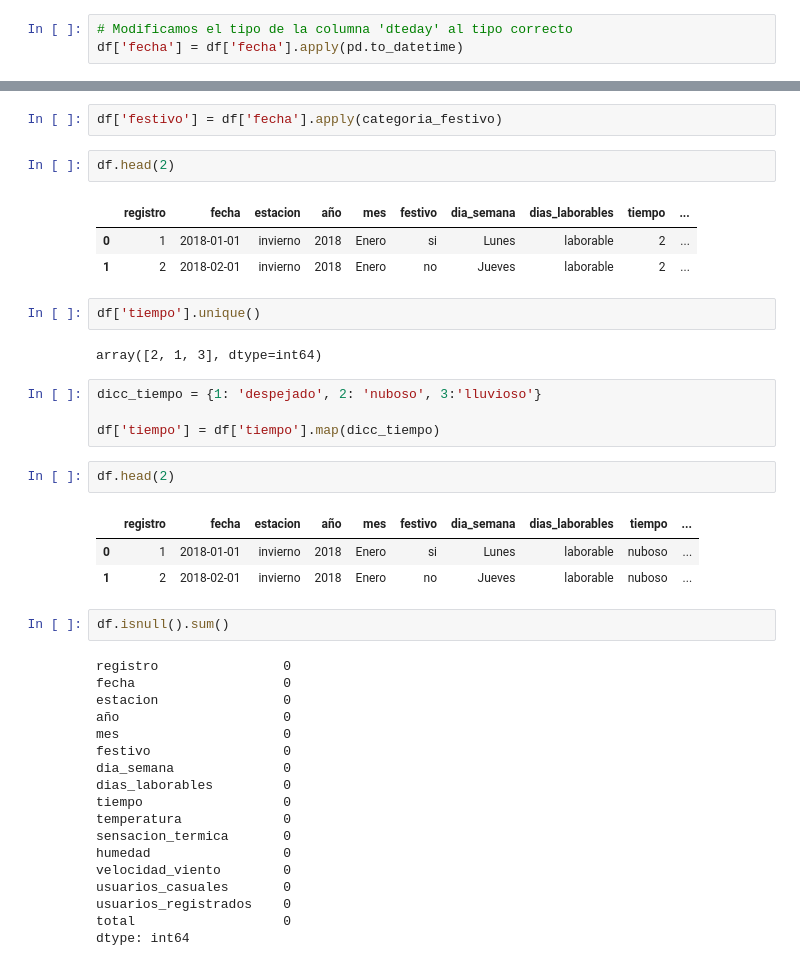
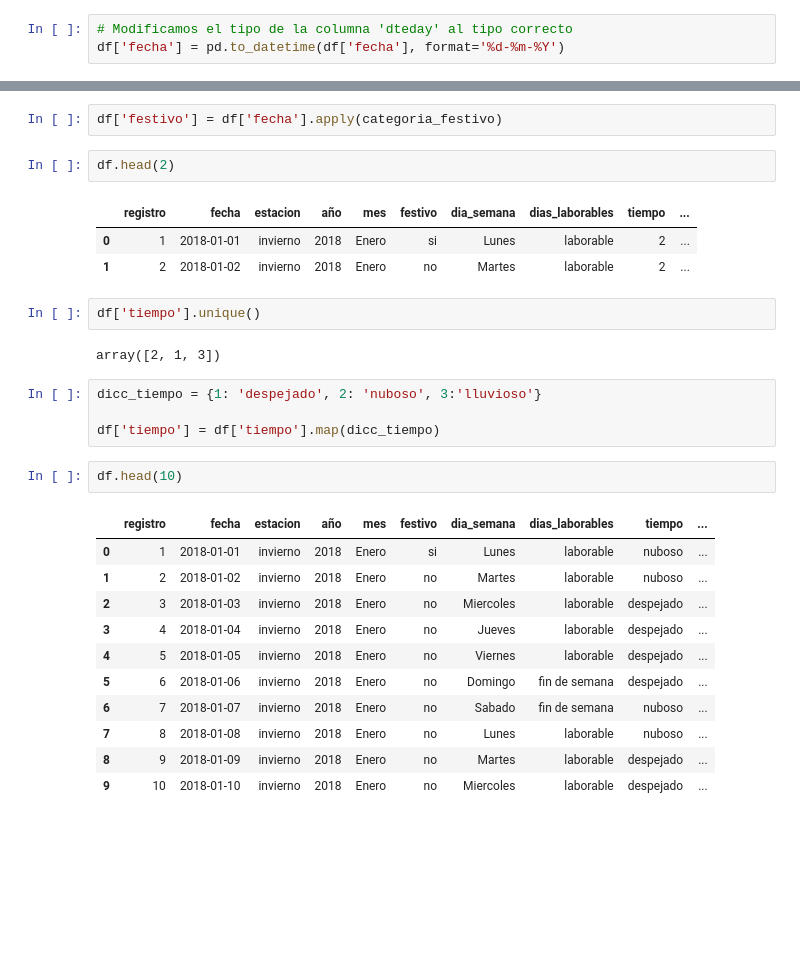
Before and after one commit to MonicaSL110/proyecto-alquiler-bicicletas, a Jupyter notebook: notebooks/exploracion.ipynb, the cells around one changed output, grey strips where cells are left out. Saved outputs shown, nothing was run; the diff lists cells and outputs as text; blank space fills up the shorter version.

```diff
--- a/notebooks/exploracion.ipynb
+++ b/notebooks/exploracion.ipynb
@@ -123,7 +123,7 @@ df.head(0)
 ### Modificamos el tipo de las columnas
 # %%
 # Modificamos el tipo de la columna 'dteday' al tipo correcto
-df['fecha'] = df['fecha'].apply(pd.to_datetime)
+df['fecha'] = pd.to_datetime(df['fecha'], format='%d-%m-%Y')
 # %%
 df.head()
 # %% [output]
@@ -234,38 +234,26 @@ df.head(2)
 # %% [output]
 |  | registro | fecha | estacion | año | mes | festivo | dia_semana | dias_laborables | tiempo | ... |
 | 0 | 1 | 2018-01-01 | invierno | 2018 | Enero | si | Lunes | laborable | 2 | ... |
-| 1 | 2 | 2018-02-01 | invierno | 2018 | Enero | no | Jueves | laborable | 2 | ... |
+| 1 | 2 | 2018-01-02 | invierno | 2018 | Enero | no | Martes | laborable | 2 | ... |
 # %%
 df['tiempo'].unique()
 # %% [output]
-array([2, 1, 3], dtype=int64)
+array([2, 1, 3])
 # %%
 dicc_tiempo = {1: 'despejado', 2: 'nuboso', 3:'lluvioso'}
 
 df['tiempo'] = df['tiempo'].map(dicc_tiempo)
 # %%
-df.head(2)
+df.head(10)
 # %% [output]
 |  | registro | fecha | estacion | año | mes | festivo | dia_semana | dias_laborables | tiempo | ... |
 | 0 | 1 | 2018-01-01 | invierno | 2018 | Enero | si | Lunes | laborable | nuboso | ... |
-| 1 | 2 | 2018-02-01 | invierno | 2018 | Enero | no | Jueves | laborable | nuboso | ... |
+| 1 | 2 | 2018-01-02 | invierno | 2018 | Enero | no | Martes | laborable | nuboso | ... |
+| 2 | 3 | 2018-01-03 | invierno | 2018 | Enero | no | Miercoles | laborable | despejado | ... |
+| 3 | 4 | 2018-01-04 | invierno | 2018 | Enero | no | Jueves | laborable | despejado | ... |
+| 4 | 5 | 2018-01-05 | invierno | 2018 | Enero | no | Viernes | laborable | despejado | ... |
+| 5 | 6 | 2018-01-06 | invierno | 2018 | Enero | no | Domingo | fin de semana | despejado | ... |
+| 6 | 7 | 2018-01-07 | invierno | 2018 | Enero | no | Sabado | fin de semana | nuboso | ... |
+| 7 | 8 | 2018-01-08 | invierno | 2018 | Enero | no | Lunes | laborable | nuboso | ... |
+| 8 | 9 | 2018-01-09 | invierno | 2018 | Enero | no | Martes | laborable | despejado | ... |
+| 9 | 10 | 2018-01-10 | invierno | 2018 | Enero | no | Miercoles | laborable | despejado | ... |
-# %%
-df.isnull().sum()
-# %% [output]
-registro                0
-fecha                   0
-estacion                0
-año                     0
-mes                     0
-festivo                 0
-dia_semana              0
-dias_laborables         0
-tiempo                  0
-temperatura             0
-sensacion_termica       0
-humedad                 0
-velocidad_viento        0
-usuarios_casuales       0
-usuarios_registrados    0
-total                   0
-dtype: int64
```
Also changed, not shown: parts of 5 cells of this notebook.
